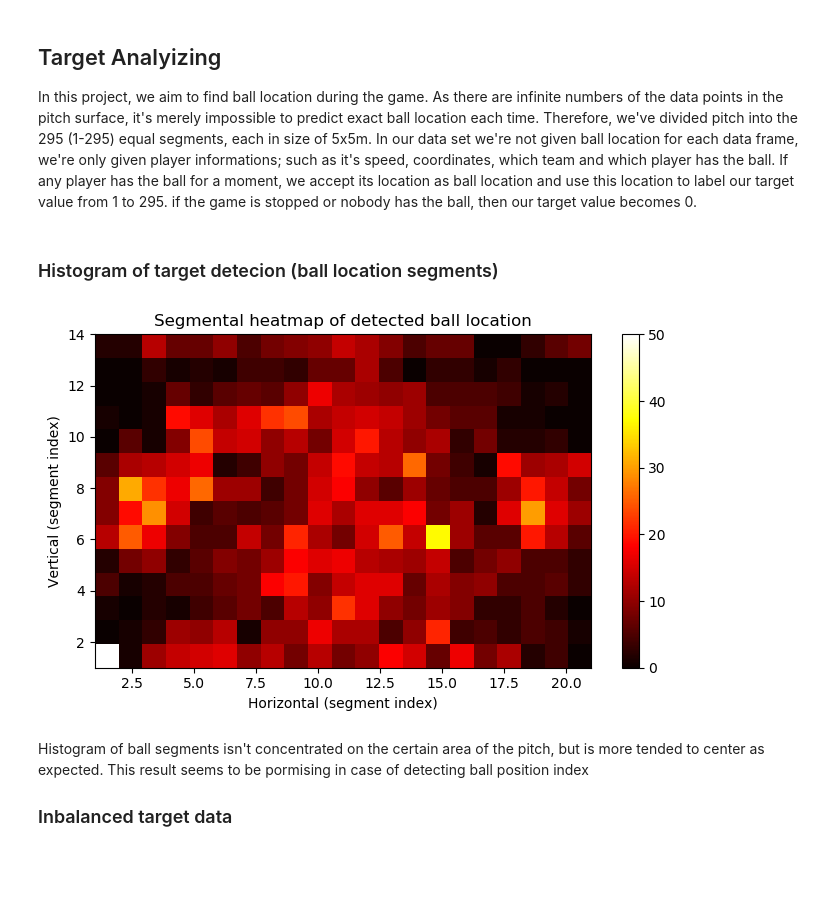
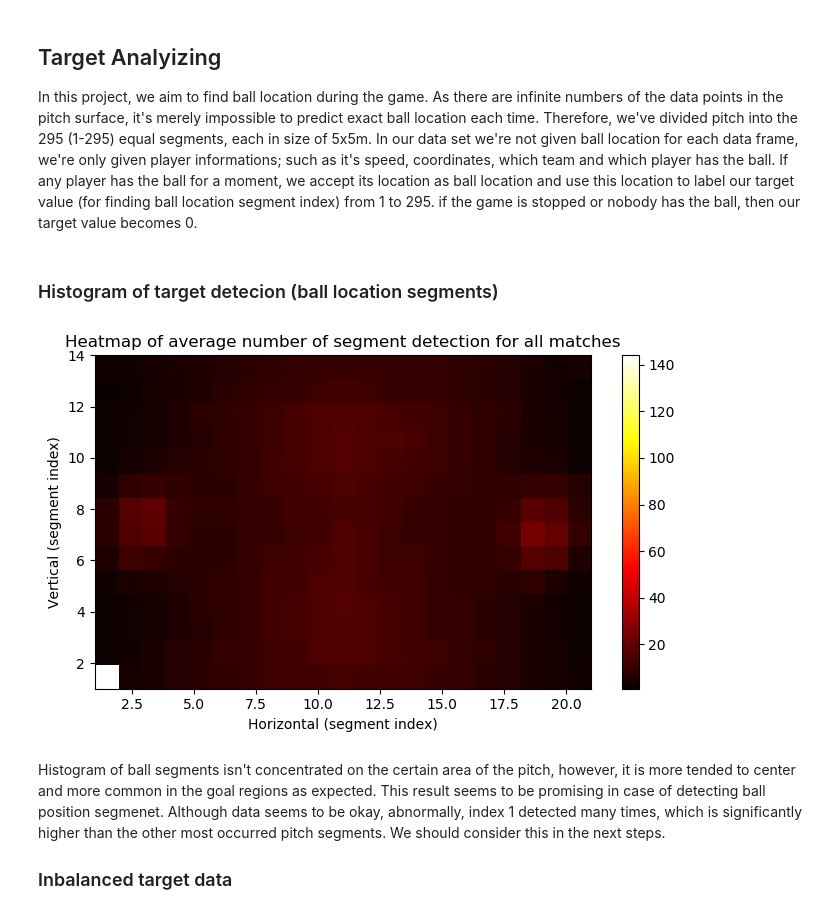
Before and after one commit to anaramirli/predict-soccer-ball-location, a Jupyter notebook: src/target_analysis.ipynb, the cells around one changed output. Saved outputs shown, nothing was run; the diff lists cells and outputs as text; code cells hidden in the pictures; blank space fills up the shorter version.

```diff
--- a/src/target_analysis.ipynb
+++ b/src/target_analysis.ipynb
@@ -2,7 +2,7 @@
 ## Target Analyizing
 
 In this project, we aim to find ball location during the game. As there are infinite numbers of the data points in the pitch surface, it's merely impossible to predict exact ball location each time. Therefore, we've divided pitch into the 295 (1-295) equal segments, each in size of 5x5m. In our data set we're not given ball location for each data frame, we're only given player informations; such as it's speed, coordinates, which team and which player has the ball.
-If any player has the ball for a moment, we accept its location as ball location and use this location to label our target value from 1 to 295. if the game is stopped or nobody has the ball, then our target value becomes 0.
+If any player has the ball for a moment, we accept its location as ball location and use this location to label our target value (for finding ball location segment index) from 1 to 295. if the game is stopped or nobody has the ball, then our target value becomes 0.
 # %%
 %matplotlib inline
 import matplotlib.pyplot as plt; plt.rcdefaults()
@@ -11,47 +11,89 @@ import scipy as sc
 import pandas as pd
 import operator
 import math
+import json
 
 pd.options.display.max_columns = None
 
 pd.set_option('compute.use_bottleneck', True)
 pd.set_option('compute.use_numexpr', True)
 
-features_df = pd.read_csv('../data/match_{}/features_set.csv'.format(match_id))
+
+# reading all the matches
+with open('../data/general/matches_2017_2018_v1.json') as matches_json:
+    matches = json.load(matches_json)
+
+pitch_index_data = np.zeros(shape=(1), dtype=np.int)
+match_count = 0
+for match_data in matches:
+    match_id = int(match_data['id'])
+    try:
+
+        features_df = pd.read_csv('../data/match_{}/features_set.csv'.format(match_id))
+        pitch_index_data = np.concatenate((pitch_index_data, features_df['pitch_index']), axis=0)
+        match_count +=1
+    except FileNotFoundError:
+        pass
 # %% [markdown]
 ### Histogram of target detecion (ball location segments)
 # %%
 ball_detected = []
+pitch_index_data[550961]=0
 
 index_dict = {'x':{}, 'y':{}}
 
 index = 1
 for i in range(1,22):
     for j in range(1,15):
         index_dict['x'][index] = i
         index_dict['y'][index] = j
         index +=1
 
+pitch_segment_data = np.zeros(shape=(15,22), dtype=np.int)
+pitch_segment_data_count = np.zeros(shape=(295), dtype=np.int)
+out_off_play=0
+
+for i in pitch_index_data:
+    if i != 0:
+        pitch_segment_data[ index_dict['y'][i] ] [ index_dict['x'][i] ] += 1
+    else:
+        out_off_play+=1
+
+average_event_frame =  len(pitch_index_data)//match_count # average second that a single match last
+pitch_segment_data = pitch_segment_data//match_count
+
+pitch_segment_count = np.zeros(shape=(15,22), dtype=np.int)
+out_off_play //=match_count # number of null ball location
 
 
-for i in features_df['pitch_index']:
+
+pitch_segment_data_count[0]=out_off_play
+
+# calculating avrg segmet detection number for whole matches
+for i in pitch_index_data:
     if i != 0:
-        ball_detected.append([index_dict['x'][i],index_dict['y'][i]])
+        y = index_dict['y'][i]
+        x = index_dict['x'][i]
+        if pitch_segment_count[y][x]<=pitch_segment_data[y][x]:
+            pitch_segment_data_count[int(i)] +=1
+            pitch_segment_count[y][x] += 1
+            ball_detected.append([x,y])
+
 
 ball_detected = np.array(ball_detected)
 
 plt.figure(figsize=(8, 4.33))  # 14x21 number of segments that we divided pitch into
-plt.hist2d(ball_detected[:,0], ball_detected[:,1], cmap='hot', bins=(21,14))
+plt.hist2d((ball_detected[:,0]), (ball_detected[:,1]), cmap='hot', bins=(21,14))
 
-plt.title('Segmental heatmap of detected ball location')
+plt.title('Heatmap of average number of segment detection for all matches')
 plt.xlabel('Horizontal (segment index)')
 plt.ylabel('Vertical (segment index)')
 plt.colorbar();
 plt.show()
 # %% [output]
-[figure, old version]
+[figure, new version]
 # %% [markdown]
-Histogram of ball segments isn't concentrated on the certain area of the pitch, but is more tended to center as expected. This result seems to be pormising in case of detecting ball position index
+Histogram of ball segments isn't concentrated on the certain area of the pitch, however, it is more tended to center and more common in the goal regions as expected. This result seems to be promising in case of detecting ball position segmenet. Although data seems to be okay, abnormally, index 1 detected many times, which is significantly higher than the other most occurred pitch segments. We should consider this in the next steps.
 
 ### Inbalanced target data
 # %%
```
Also changed, not shown: parts of 2 cells of this notebook, 3 other files.
